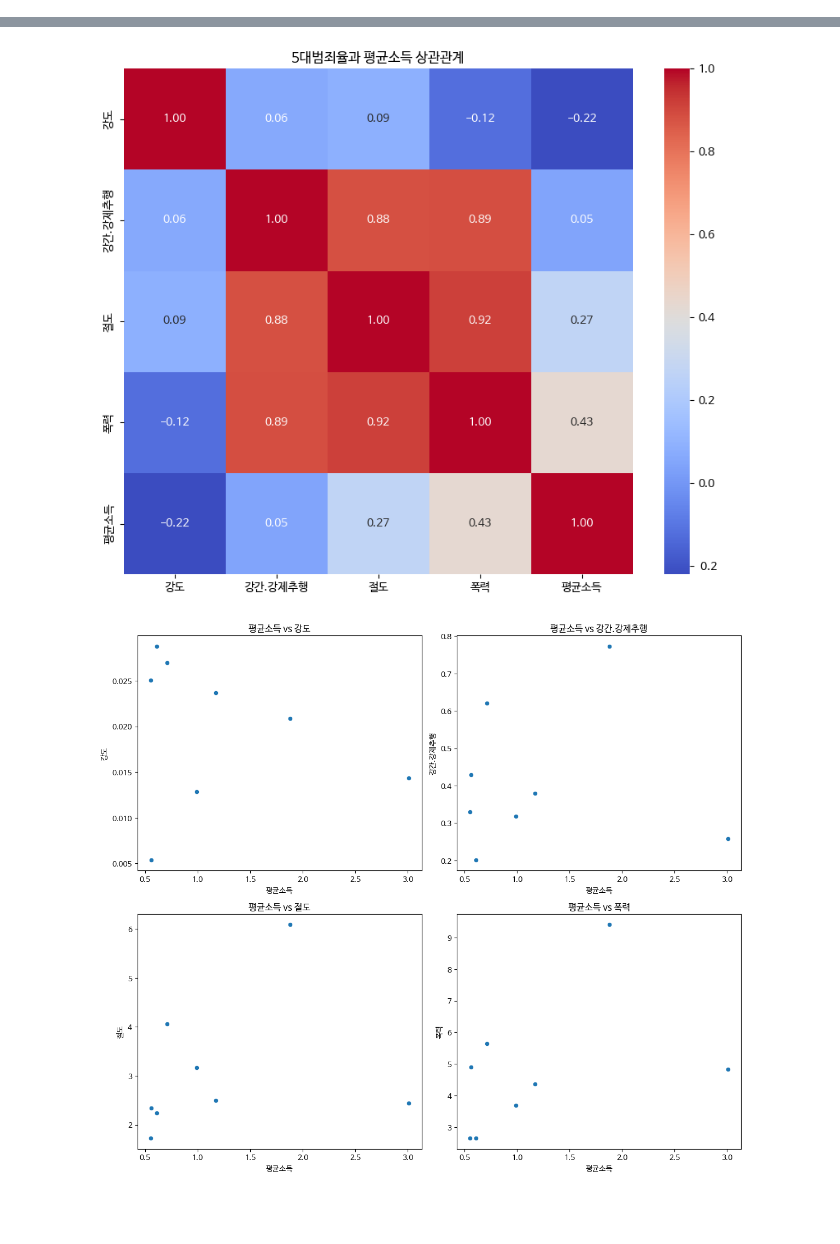
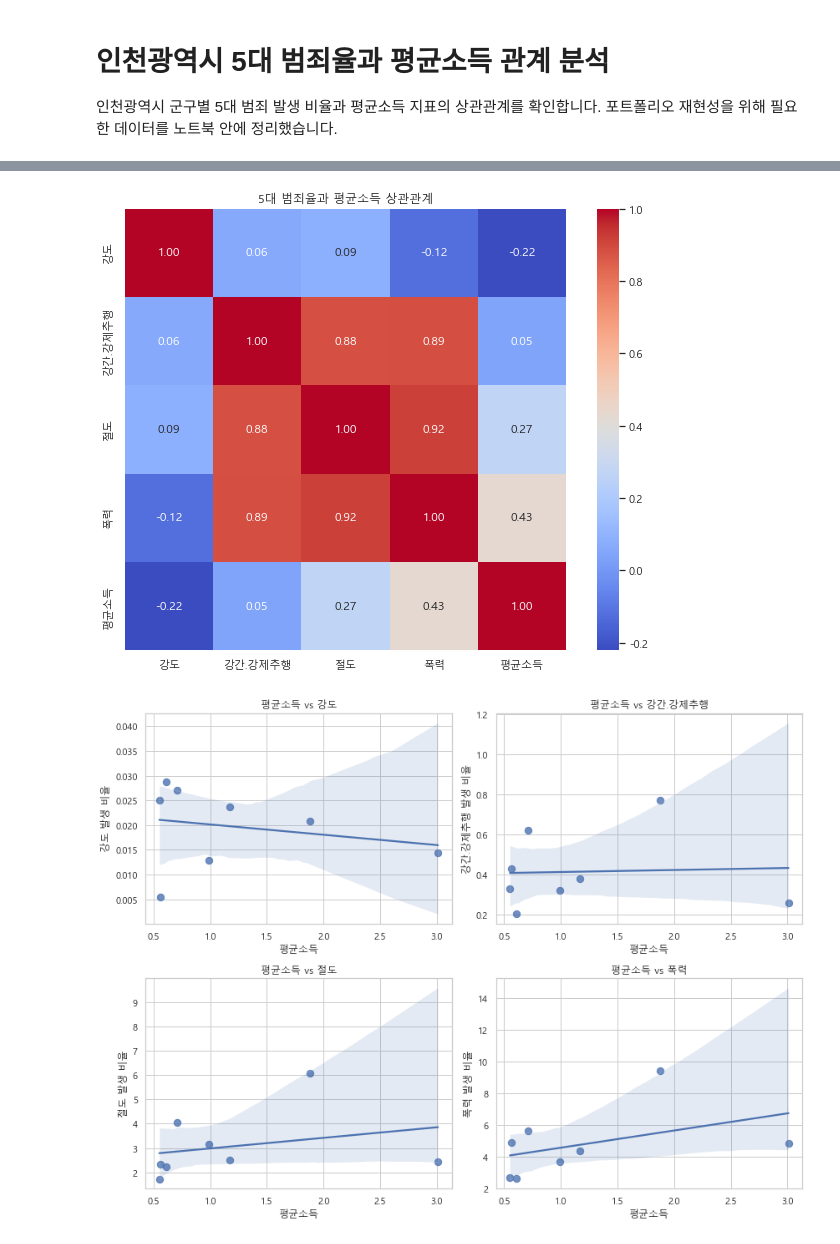
Before and after one commit to Cinccinoo/Incheon_crime_analysis, a Jupyter notebook: 5대범죄율_평균소득.ipynb, the cells around one changed output, grey strips where cells are left out. Cells and saved outputs as stored; diff of their text form; code cells hidden in the pictures; blank space fills up the shorter version.

```diff
--- a/5대범죄율_평균소득.ipynb
+++ b/5대범죄율_평균소득.ipynb
@@ -65,20 +1,29 @@ print(income_df.head())
-# %%
-import matplotlib.pyplot as plt
-plt.rc('font', family='NanumBarunGothic')
+# %% [markdown]
+# 인천광역시 5대 범죄율과 평균소득 관계 분석
+
+인천광역시 군구별 5대 범죄 발생 비율과 평균소득 지표의 상관관계를 확인합니다. 포트폴리오 재현성을 위해 필요한 데이터를 노트북 안에 정리했습니다.
+# %%
+import pandas as pd
+import seaborn as sns
+import matplotlib.pyplot as plt
+import matplotlib.font_manager as fm
+
+font_candidates = ['Malgun Gothic', 'AppleGothic', 'NanumGothic', 'DejaVu Sans']
+installed_fonts = {f.name for f in fm.fontManager.ttflist}
+for font in font_candidates:
+    if font in installed_fonts:
+        plt.rcParams['font.family'] = font
+        break
+plt.rcParams['axes.unicode_minus'] = False
+sns.set_theme(style='whitegrid', font=plt.rcParams['font.family'])
 # %%
-# 필요한 라이브러리 불러오기
-import pandas as pd
-import seaborn as sns
-import matplotlib.pyplot as plt
-
-# 데이터: 평균소득 보정값을 사용하여 외국인 비율 대신 평균소득으로 변경
-data_income = {
+data_factor = {
     '군구': ['연수구', '계양구', '서구', '부평구', '미추홀구', '남동구', '중구', '강화군'],
     '평균소득': [0.99, 1.17, 0.56, 0.61, 0.71, 0.55, 1.88, 3.01]
 }
-df_income = pd.DataFrame(data_income)
-
-# 범죄율 데이터
+df_factor = pd.DataFrame(data_factor)
+factor_column = '평균소득'
+factor_label = '평균소득'
 data_crime_rate = {
     '군구': ['중구', '미추홀구', '남동구', '부평구', '서구', '계양구', '강화군', '연수구'],
     '살인': [0.006962, 0.017179, 0.015435, 0.002054, 0.009002, 0.010145, 0.028697, 0.012832],
@@ -89,32 +34,26 @@ data_crime_rate = {
 }
 df_crime_rate = pd.DataFrame(data_crime_rate)
 
-# 데이터 합치기 (군구를 기준으로 병합)
-merged_df_income = pd.merge(df_income, df_crime_rate, on='군구')
+merged_df = pd.merge(df_factor, df_crime_rate, on='군구')
+crime_columns = ['강도', '강간.강제추행', '절도', '폭력']
 
-# 데이터 준비
-crime_columns = ['강도', '강간.강제추행', '절도', '폭력']
-income_column = '평균소득'
+corr = merged_df[crime_columns + [factor_column]].corr()
+display(corr.round(3))
 
-# 상관관계 히트맵
-plt.figure(figsize=(10, 8))
-sns.heatmap(merged_df_income[crime_columns + [income_column]].corr(), annot=True, cmap='coolwarm', fmt=".2f")
-plt.title("5대범죄율과 평균소득 상관관계")
+plt.figure(figsize=(9, 7))
+sns.heatmap(corr, annot=True, cmap='coolwarm', fmt='.2f', square=True)
+plt.title(f'5대 범죄율과 {factor_label} 상관관계')
+plt.tight_layout()
 plt.show()
 
-# 산점도 시각화: 평균소득 vs 범죄 유형
-fig, axes = plt.subplots(nrows=3, ncols=2, figsize=(12, 15))
+fig, axes = plt.subplots(nrows=2, ncols=2, figsize=(12, 9))
 axes = axes.flatten()
 
-for i, column in enumerate(crime_columns):
-    sns.scatterplot(data=merged_df_income, x=income_column, y=column, ax=axes[i])
-    axes[i].set_title(f"{income_column} vs {column}")
-    axes[i].set_xlabel("평균소득")
-    axes[i].set_ylabel(column)
-
-# 여분의 subplot 제거
-for j in range(len(crime_columns), len(axes)):
-    fig.delaxes(axes[j])
+for ax, crime in zip(axes, crime_columns):
+    sns.regplot(data=merged_df, x=factor_column, y=crime, ax=ax, scatter_kws={'s': 70})
+    ax.set_title(f'{factor_label} vs {crime}')
+    ax.set_xlabel(factor_label)
+    ax.set_ylabel(f'{crime} 발생 비율')
 
 plt.tight_layout()
 plt.show()
@@ -122,2 +67,2 @@ plt.show()
-[figure, old version]
+[figure, new version]
-[figure, old version]
+[figure, new version]
```
Also changed, not shown: parts of 4 cells of this notebook, 4 other files.
